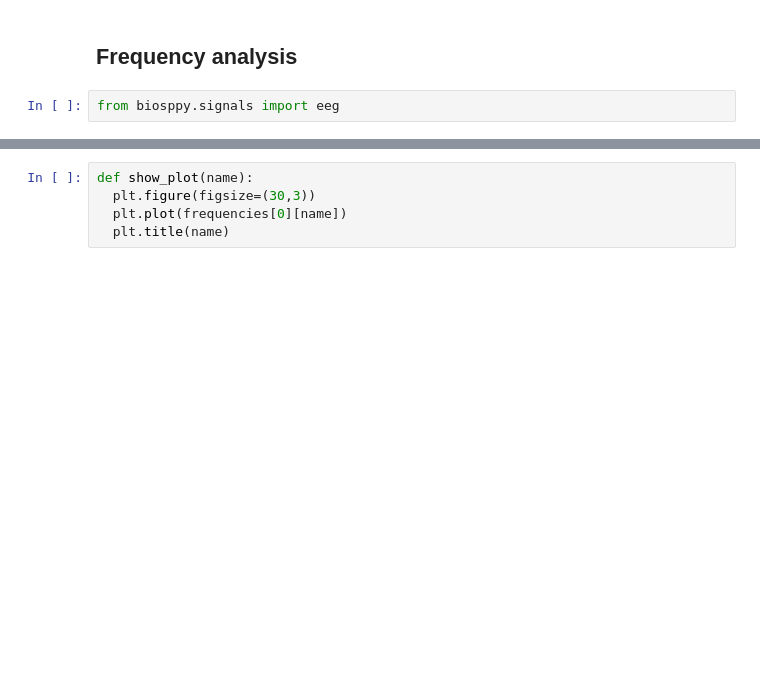
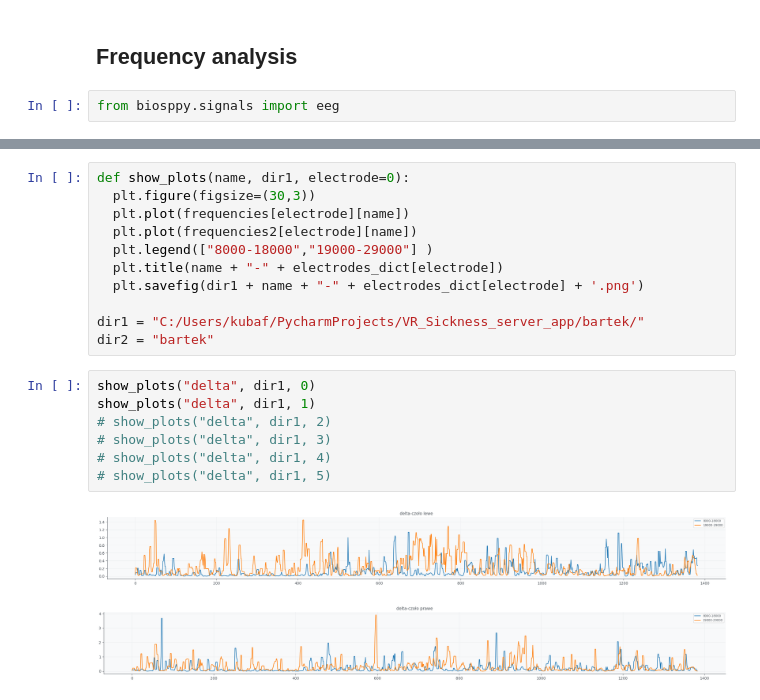
Before and after one commit to Fajcon/VR_Sickness_prediction, a Jupyter notebook: eeg_analytic_tools.ipynb, the cells around one changed output, grey strips where cells are left out. Drawn from its saved outputs; the diff is of its cells as text; blank space fills up the shorter version.

```diff
--- a/eeg_analytic_tools.ipynb
+++ b/eeg_analytic_tools.ipynb
@@ -86,5 +104,21 @@ plf : array
 # %%
-def show_plot(name):
+def show_plots(name, dir1, electrode=0):
   plt.figure(figsize=(30,3))
-  plt.plot(frequencies[0][name])
-  plt.title(name)
+  plt.plot(frequencies[electrode][name])
+  plt.plot(frequencies2[electrode][name])
+  plt.legend(["8000-18000","19000-29000"] )
+  plt.title(name + "-" + electrodes_dict[electrode])
+  plt.savefig(dir1 + name + "-" + electrodes_dict[electrode] + '.png')
+
+dir1 = "C:/Users/kubaf/PycharmProjects/VR_Sickness_server_app/bartek/"
+dir2 = "bartek"
+# %%
+show_plots("delta", dir1, 0)
+show_plots("delta", dir1, 1)
+# show_plots("delta", dir1, 2)
+# show_plots("delta", dir1, 3)
+# show_plots("delta", dir1, 4)
+# show_plots("delta", dir1, 5)
+# %% [output]
+[figure, added]
+[figure, added]
```
Also changed, not shown: parts of 14 cells of this notebook, 2 other files.
